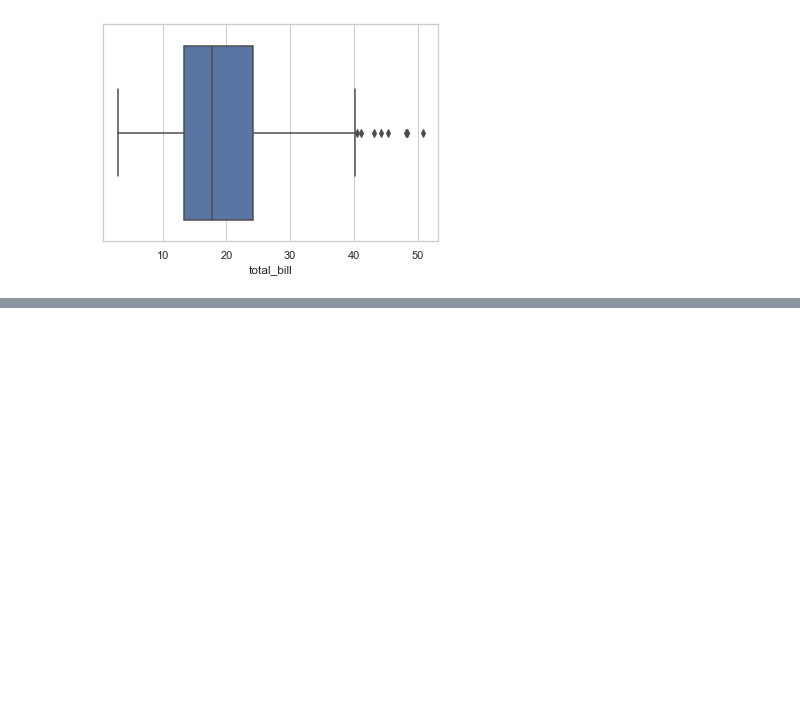
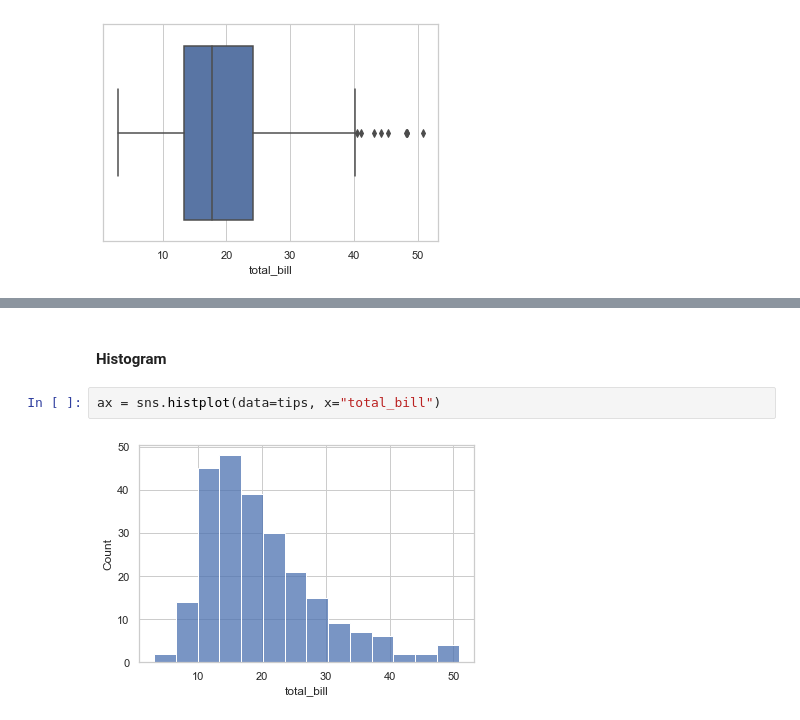
Before and after one commit to lnbalon/mab2133, a Jupyter notebook: lecture_notes/data_visualization.ipynb, the cells around one changed output, grey strips where cells are left out. Cells and saved outputs as stored; diff of their text form; blank space fills up the shorter version.

```diff
--- a/lecture_notes/data_visualization.ipynb
+++ b/lecture_notes/data_visualization.ipynb
@@ -23,0 +40,6 @@ ax = sns.boxplot(x=tips["total_bill"])
+# %% [markdown]
+#### Histogram
+# %%
+ax = sns.histplot(data=tips, x="total_bill")
+# %% [output]
+[figure, added]
```
Also changed, not shown: parts of 3 cells of this notebook.
